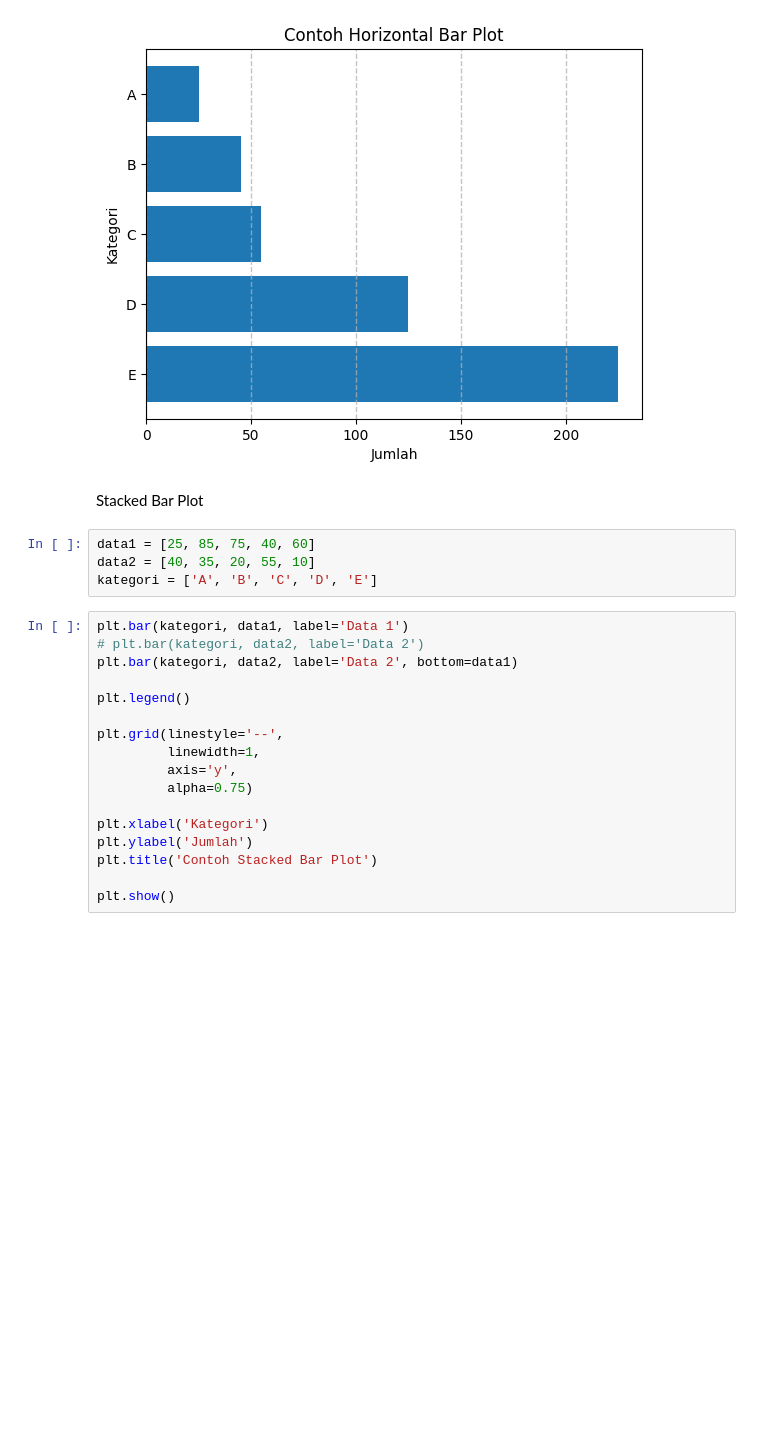
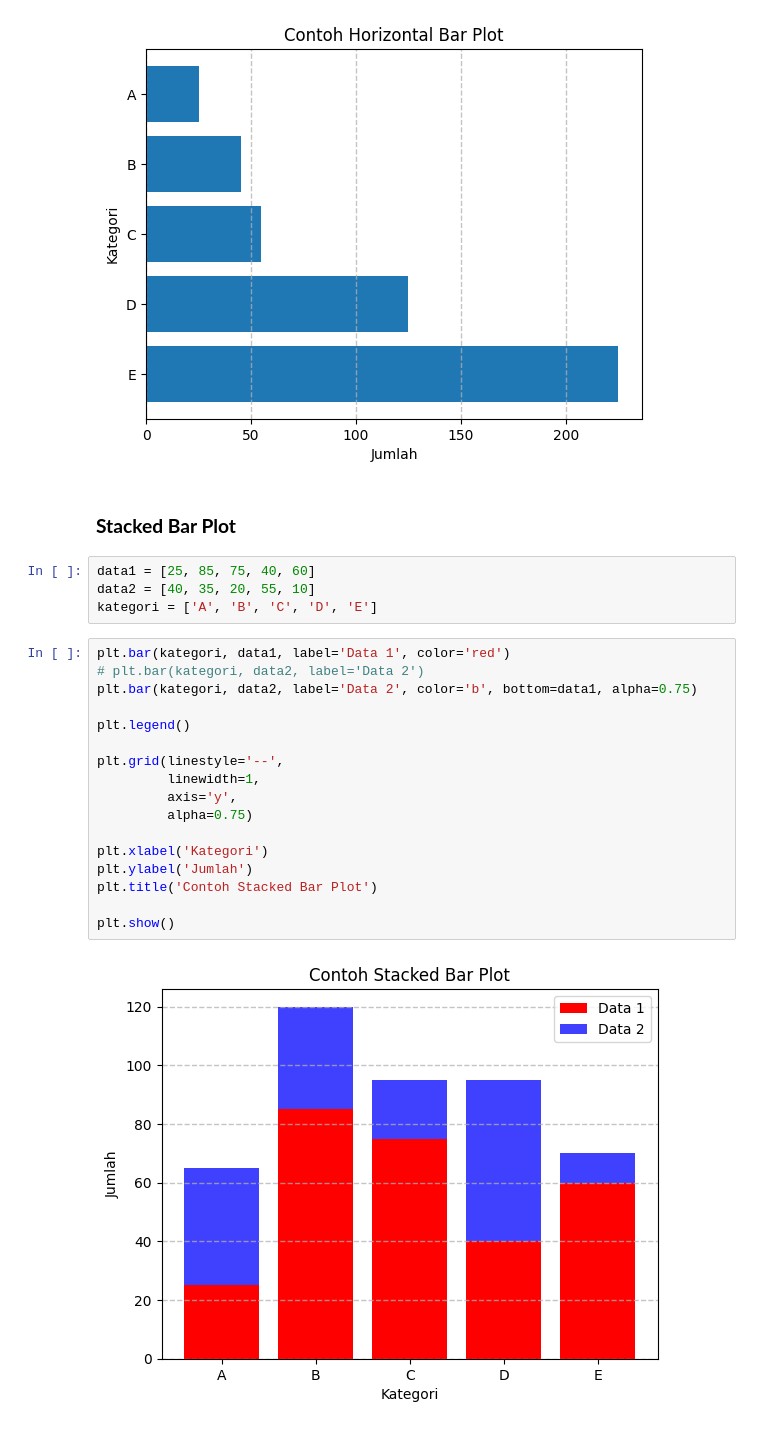
Before and after one commit to LatiefDataVisionary/matplotlib-with-indonesia-belajar, a Jupyter notebook: Matplotlib_05_Belajar_Bar_Plot_|_Bar_Chart_|_Belajar_Matplotlib_Dasar_|_Belajar_Visualisasi_Data.ipynb, the cells around one changed output. Saved outputs shown, nothing was run; the diff lists cells and outputs as text; blank space fills up the shorter version.

Commit message:
Stacked Bar Plot

```diff
--- a/Matplotlib_05_Belajar_Bar_Plot_|_Bar_Chart_|_Belajar_Matplotlib_Dasar_|_Belajar_Visualisasi_Data.ipynb
+++ b/Matplotlib_05_Belajar_Bar_Plot_|_Bar_Chart_|_Belajar_Matplotlib_Dasar_|_Belajar_Visualisasi_Data.ipynb
@@ -106,25 +106,27 @@ plt.show()
 # %% [output]
 [figure]
 # %% [markdown]
-Stacked Bar Plot
+### **Stacked Bar Plot**
 # %%
 data1 = [25, 85, 75, 40, 60]
 data2 = [40, 35, 20, 55, 10]
 kategori = ['A', 'B', 'C', 'D', 'E']
 # %%
-plt.bar(kategori, data1, label='Data 1')
+plt.bar(kategori, data1, label='Data 1', color='red')
 # plt.bar(kategori, data2, label='Data 2')
-plt.bar(kategori, data2, label='Data 2', bottom=data1)
+plt.bar(kategori, data2, label='Data 2', color='b', bottom=data1, alpha=0.75)
 
 plt.legend()
 
 plt.grid(linestyle='--',
          linewidth=1,
          axis='y',
          alpha=0.75)
 
 plt.xlabel('Kategori')
 plt.ylabel('Jumlah')
 plt.title('Contoh Stacked Bar Plot')
 
 plt.show()
+# %% [output]
+[figure, added]
```
